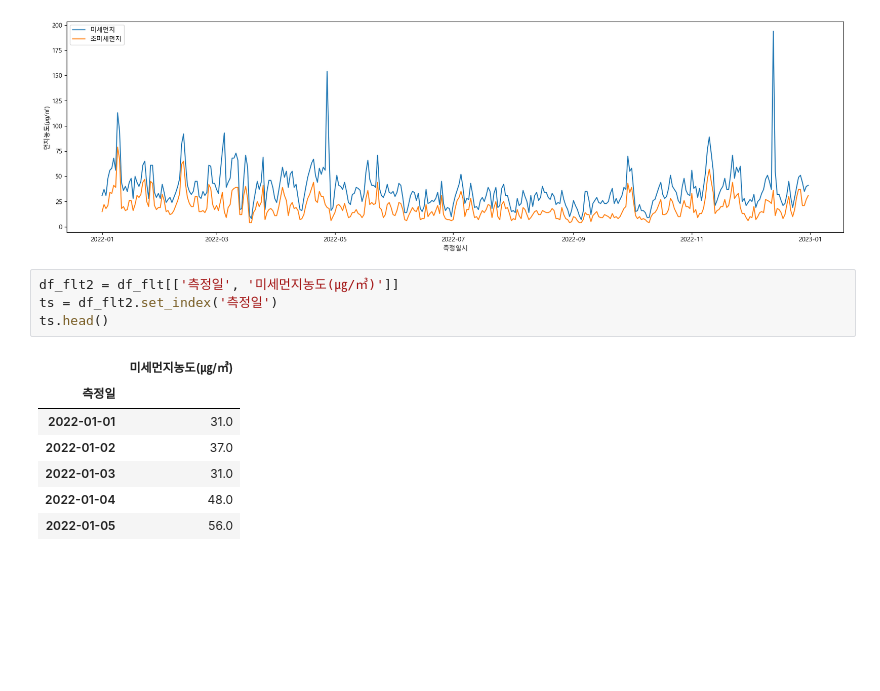
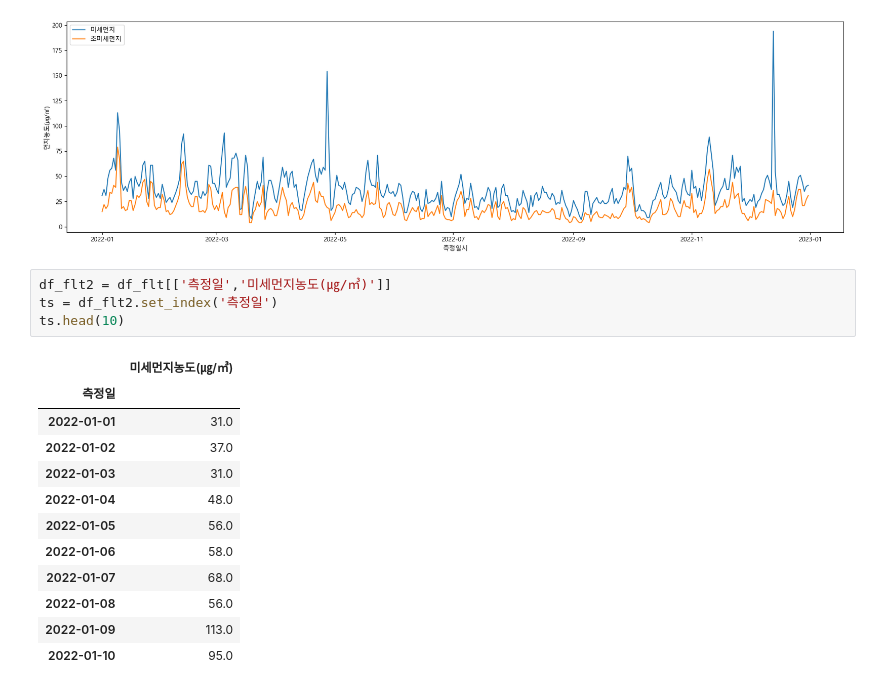
Before and after one commit to onizuka-38/ai_x, a Jupyter notebook: source/07_자연어처리/ch7_시계열분석.ipynb, the cells around one changed output. Saved outputs shown, nothing was run; the diff lists cells and outputs as text; blank space fills up the shorter version.

```diff
--- a/source/07_자연어처리/ch7_시계열분석.ipynb
+++ b/source/07_자연어처리/ch7_시계열분석.ipynb
@@ -196,14 +196,19 @@ plt.show()
 # %% [output]
 [figure]
 # %%
-df_flt2 = df_flt[['측정일', '미세먼지농도(㎍/㎥)']]
+df_flt2 = df_flt[['측정일','미세먼지농도(㎍/㎥)']]
 ts = df_flt2.set_index('측정일')
-ts.head()
+ts.head(10)
 # %% [output]
 |  | 미세먼지농도(㎍/㎥) |
 | 측정일 |  |
 | 2022-01-01 | 31.0 |
 | 2022-01-02 | 37.0 |
 | 2022-01-03 | 31.0 |
 | 2022-01-04 | 48.0 |
 | 2022-01-05 | 56.0 |
+| 2022-01-06 | 58.0 |
+| 2022-01-07 | 68.0 |
+| 2022-01-08 | 56.0 |
+| 2022-01-09 | 113.0 |
+| 2022-01-10 | 95.0 |
```
Also changed, not shown: parts of 11 cells of this notebook.
